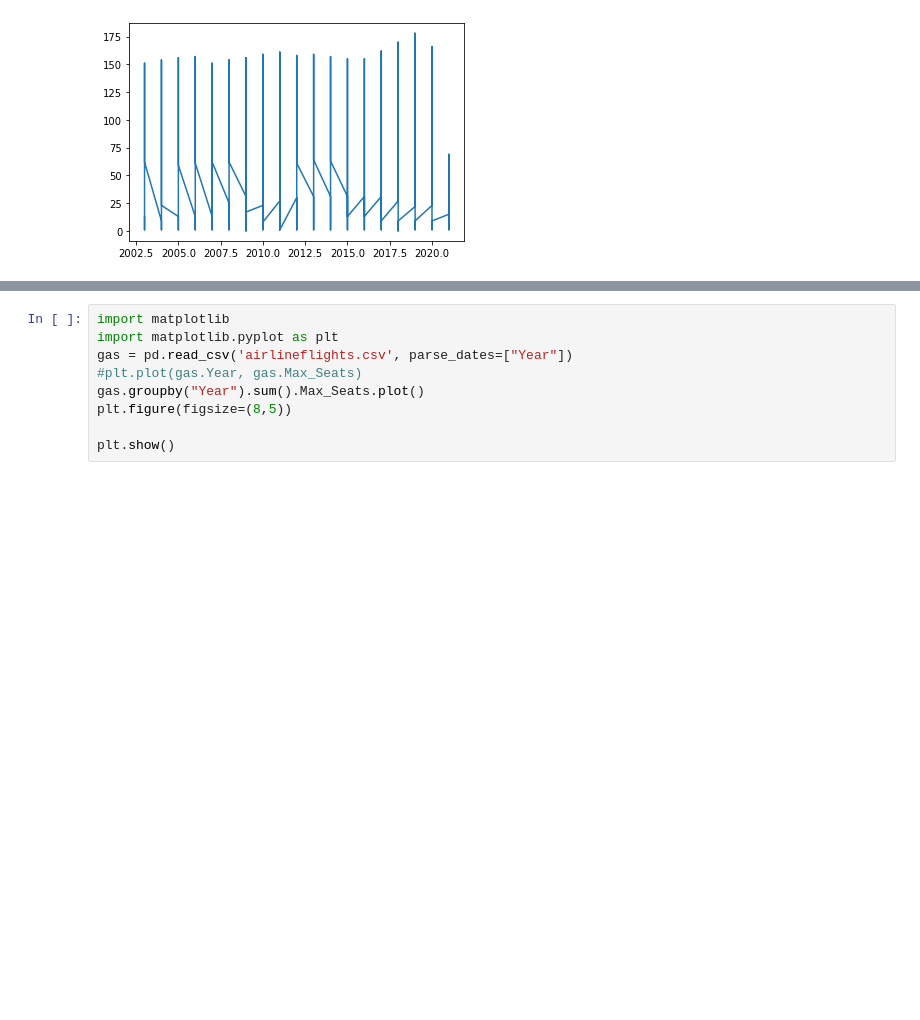
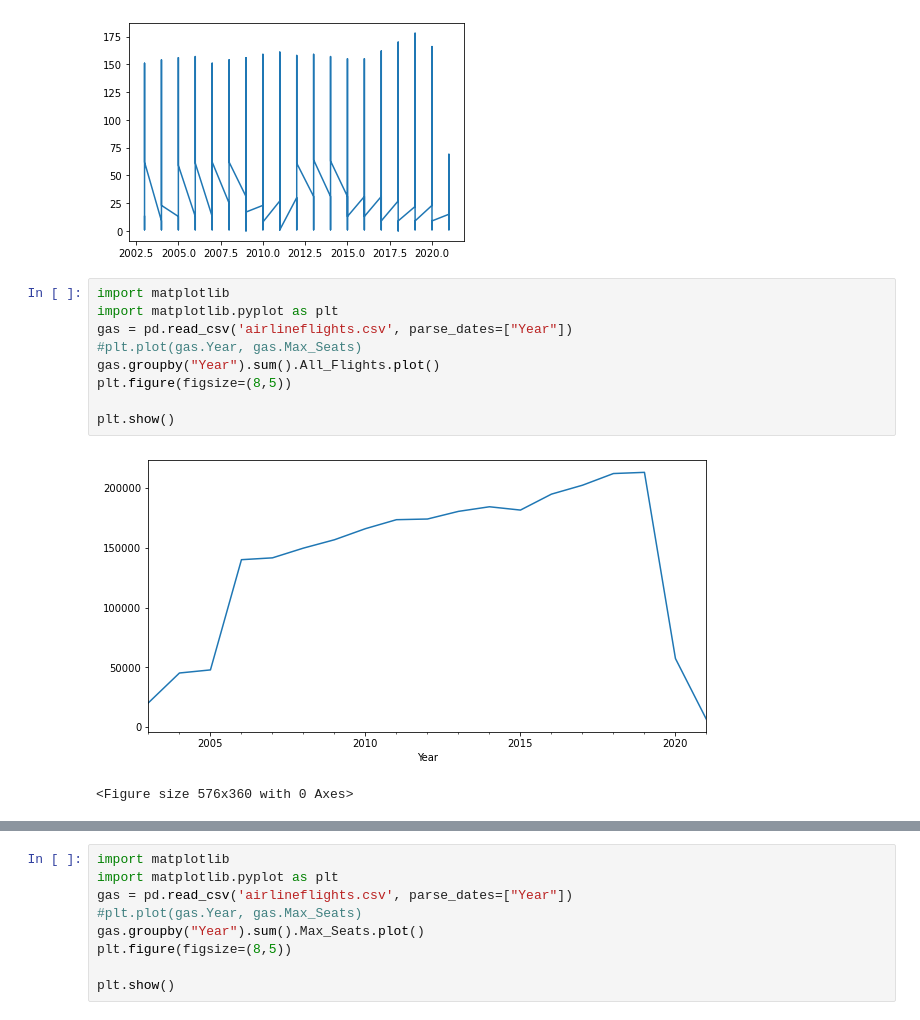
Before and after one commit to edward-jiang3649/data_project, a Jupyter notebook: Data_project.ipynb, the cells around one changed output, grey strips where cells are left out. Cells and saved outputs as stored; diff of their text form; blank space fills up the shorter version.

```diff
--- a/Data_project.ipynb
+++ b/Data_project.ipynb
@@ -144,3 +150,15 @@ plt.plot(gas.Year, gas.All_Flights)
 plt.show()
 # %% [output]
 [figure]
+# %%
+import matplotlib
+import matplotlib.pyplot as plt
+gas = pd.read_csv('airlineflights.csv', parse_dates=["Year"])
+#plt.plot(gas.Year, gas.Max_Seats)
+gas.groupby("Year").sum().All_Flights.plot()
+plt.figure(figsize=(8,5))
+
+plt.show()
+# %% [output]
+[figure, added]
+<Figure size 576x360 with 0 Axes>
```
Also changed, not shown: parts of 6 cells of this notebook.
